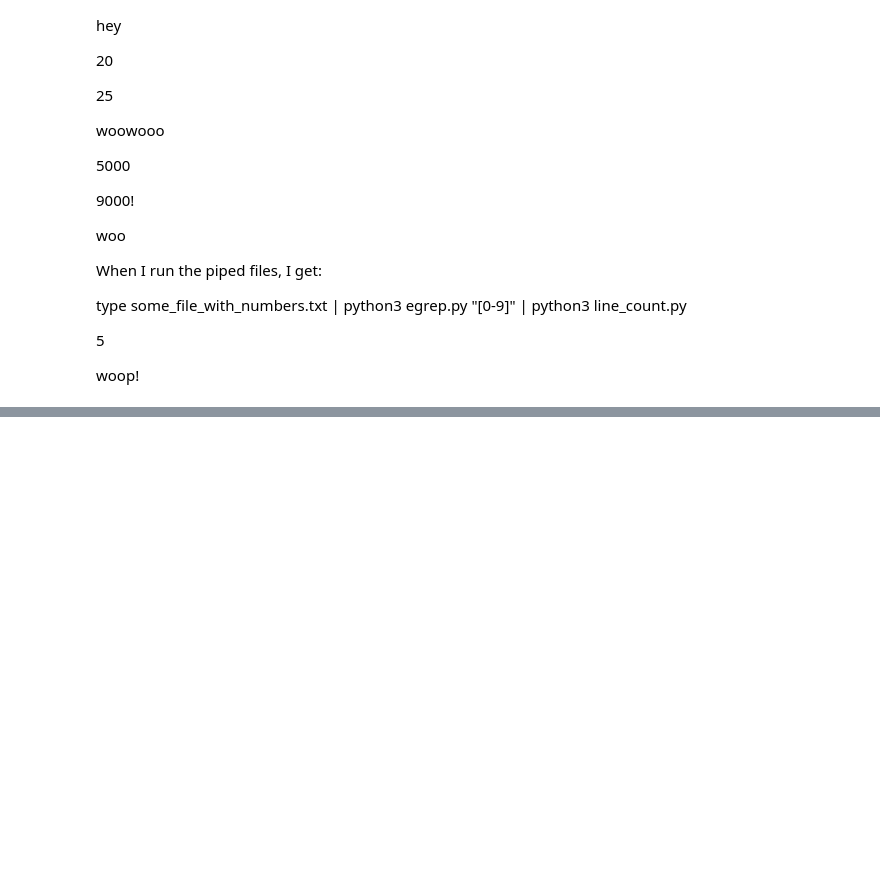
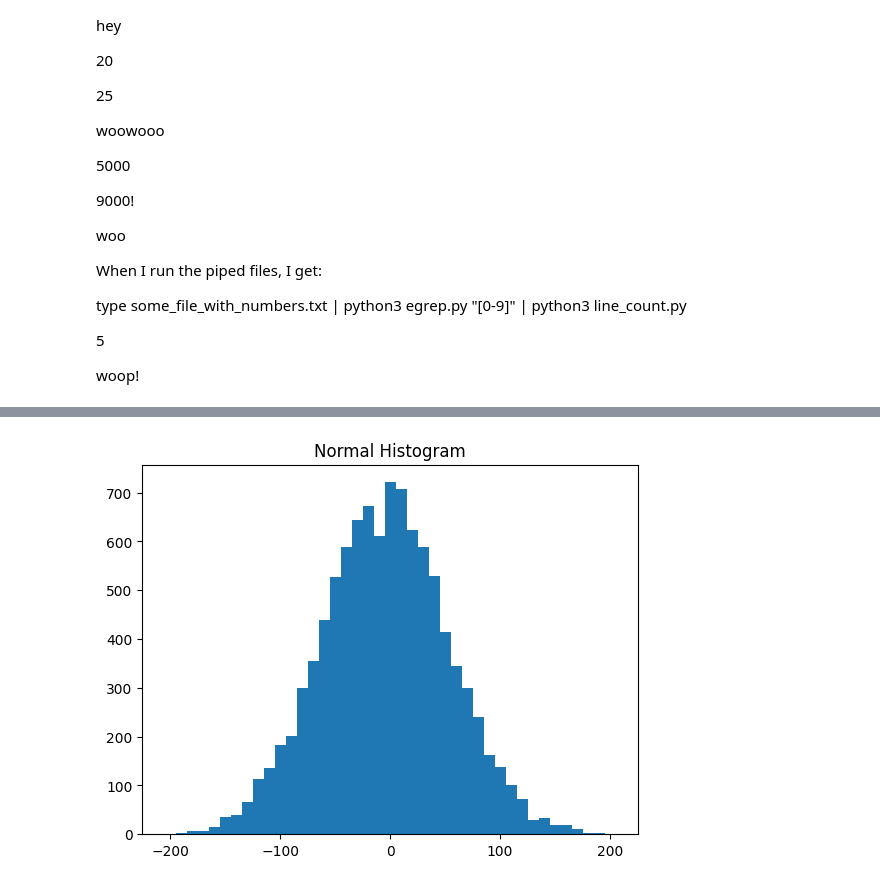
Before and after one commit to jeremyabeard5/DS-sandbox, a Jupyter notebook: DS-scratch-01.ipynb, the cells around one changed output, grey strips where cells are left out. Saved outputs shown, nothing was run; the diff lists cells and outputs as text; code cells hidden in the pictures; blank space fills up the shorter version.

```diff
--- a/DS-scratch-01.ipynb
+++ b/DS-scratch-01.ipynb
@@ -1165,0 +1219,4 @@ type do_not_go_gentle.txt | python3 most_common_words.py 10
+# %%
+plot_histogram(normal, 10, "Normal Histogram")
+# %% [output]
+[figure, added]
```
Also changed, not shown: parts of 30 cells of this notebook.
